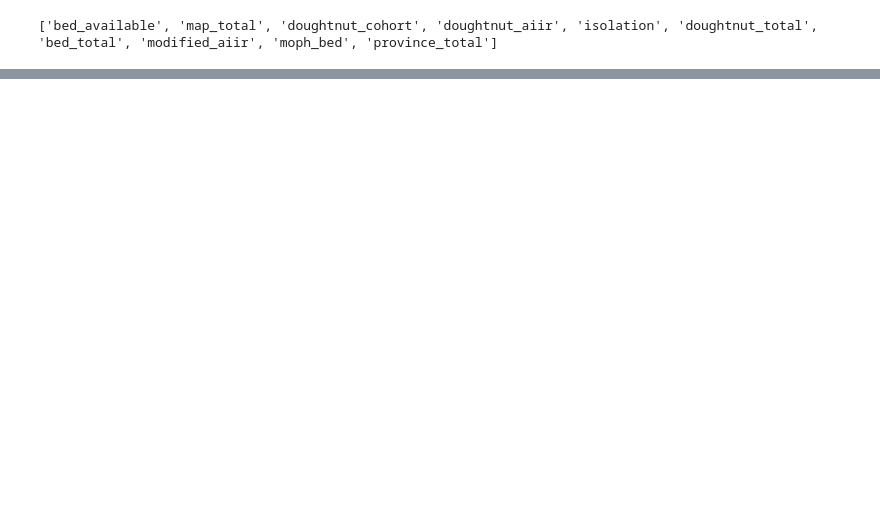
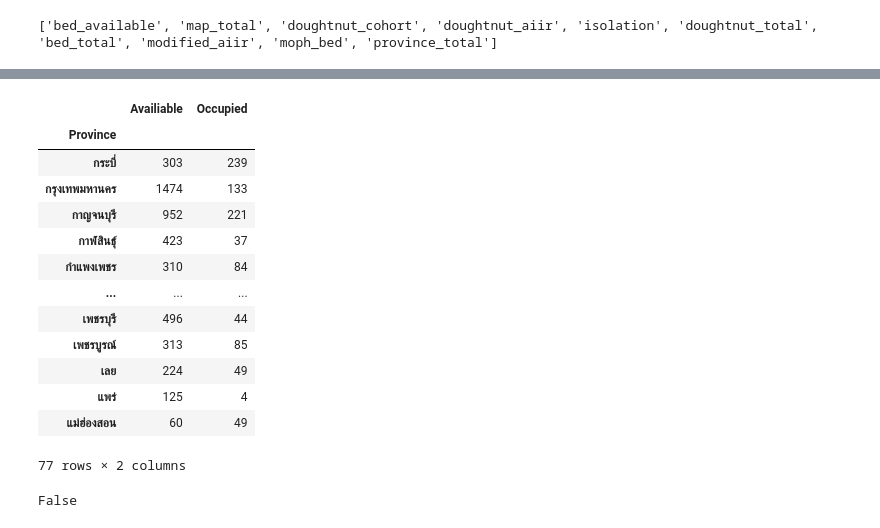
Before and after one commit to CircleOnCircles/covidthailand, a Jupyter notebook: icu/tableau_data.ipynb, the cells around one changed output, grey strips where cells are left out. Saved outputs shown, nothing was run; the diff lists cells and outputs as text; code cells hidden in the pictures; blank space fills up the shorter version.

```diff
--- a/icu/tableau_data.ipynb
+++ b/icu/tableau_data.ipynb
@@ -165,0 +201,29 @@ AttributeError: 'TableauWorkbook' object has no attribute 'getSelectableItems'
+# %%
+df = occupation.data[['Prov Name-value', 'Measure Names-alias', 'Measure Values-value']]
+# %%
+df.columns = ['Province', 'ValueType', 'Value']
+# %%
+df = df.pivot('Province', 'ValueType', 'Value')
+# %%
+df.columns = ['Availiable', 'Occupied']
+# %%
+df
+# %% [output]
+|  | Availiable | Occupied |
+| Province |  |  |
+| กระบี่ | 303 | 239 |
+| กรุงเทพมหานคร | 1474 | 133 |
+| กาญจนบุรี | 952 | 221 |
+| กาฬสินธุ์ | 423 | 37 |
+| กำแพงเพชร | 310 | 84 |
+| ... | ... | ... |
+| เพชรบุรี | 496 | 44 |
+| เพชรบูรณ์ | 313 | 85 |
+| เลย | 224 | 49 |
+| แพร่ | 125 | 4 |
+| แม่ฮ่องสอน | 60 | 49 |
+77 rows × 2 columns
+# %%
+df.isna().any().any()
+# %% [output]
+False
```
Also changed, not shown: parts of 23 cells of this notebook, 4 other files.
